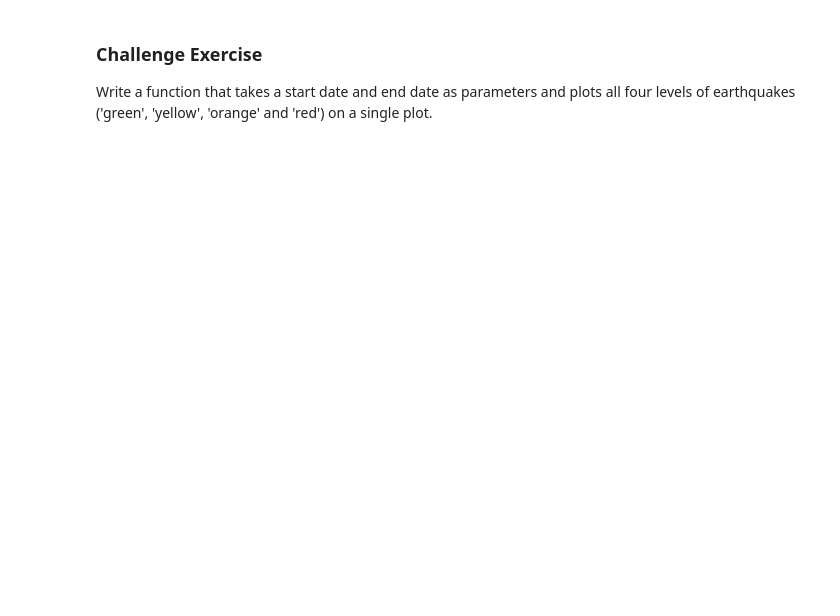
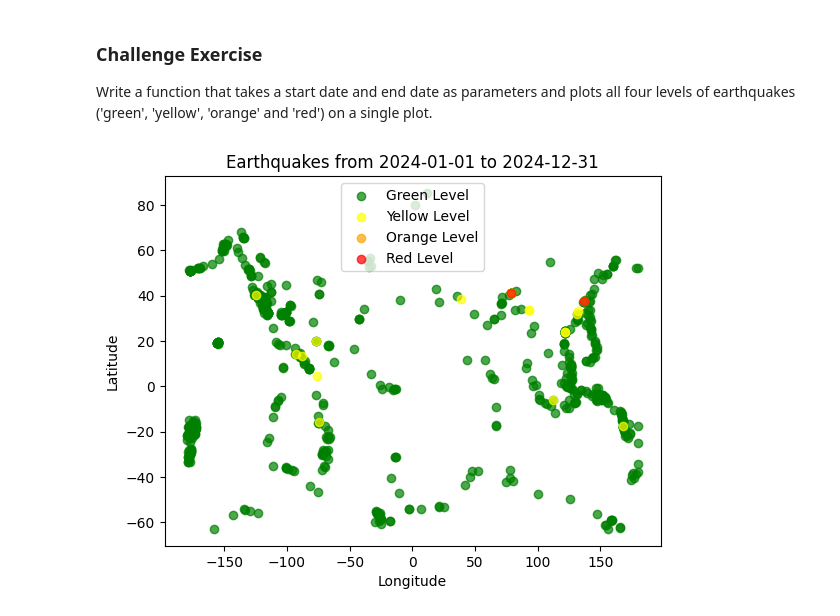
Before and after one commit to SNEHA-67/comp215, a Jupyter notebook: labs/lab01-introduction.ipynb, the cells around one changed output. Drawn from its saved outputs; the diff is of its cells as text; code cells hidden in the pictures; blank space fills up the shorter version.

```diff
--- a/labs/lab01-introduction.ipynb
+++ b/labs/lab01-introduction.ipynb
@@ -155,0 +206,66 @@ Write a function that takes a start date and end date as parameters and plots al
+# %%
+# your Challenge Ex. code here
+import requests
+import json
+import matplotlib.pyplot as plt
+
+def plot_earthquakes_by_date_range(start_date, end_date):
+    # Define alert levels and their corresponding colors
+    alert_levels = {
+        'green': 'green',
+        'yellow': 'yellow',
+        'orange': 'orange',
+        'red': 'red'
+    }
+
+    # Base API URL
+    api_url = 'https://earthquake.usgs.gov/fdsnws/event/1/query?'
+
+    # Initialize lists to store data for each alert level
+    data_by_level = {level: {'longitudes': [], 'latitudes': []} for level in alert_levels}
+
+    # Fetch and process data for each alert level
+    for alert_level, color in alert_levels.items():
+        params_dict = {
+            'format': 'geojson',
+            'starttime': start_date,
+            'endtime': end_date,
+            'alertlevel': alert_level
+        }
+
+        # Make API request
+        response = requests.get(api_url, params=params_dict)
+
+        if response.status_code == 200:  # Check if the request was successful
+            data = json.loads(response.text)
+
+            # Extract longitude and latitude for each event
+            for feature in data['features']:
+                coordinates = feature['geometry']['coordinates']
+                data_by_level[alert_level]['longitudes'].append(coordinates[0])
+                data_by_level[alert_level]['latitudes'].append(coordinates[1])
+        else:
+            print(f"Failed to fetch data for alert level {alert_level}: {response.status_code}")
+
+    # Plot the data
+    fig, ax = plt.subplots()
+
+    for alert_level, color in alert_levels.items():
+        ax.scatter(
+            data_by_level[alert_level]['longitudes'],
+            data_by_level[alert_level]['latitudes'],
+            label=f'{alert_level.capitalize()} Level',
+            color=color,
+            alpha=0.7
+        )
+
+    ax.set_xlabel('Longitude')
+    ax.set_ylabel('Latitude')
+    ax.set_title(f'Earthquakes from {start_date} to {end_date}')
+    ax.legend()
+    plt.show()
+
+# Example usage
+plot_earthquakes_by_date_range('2024-01-01', '2024-12-31')
+# %% [output]
+[figure, added]
```
Also changed, not shown: parts of 4 cells of this notebook.
